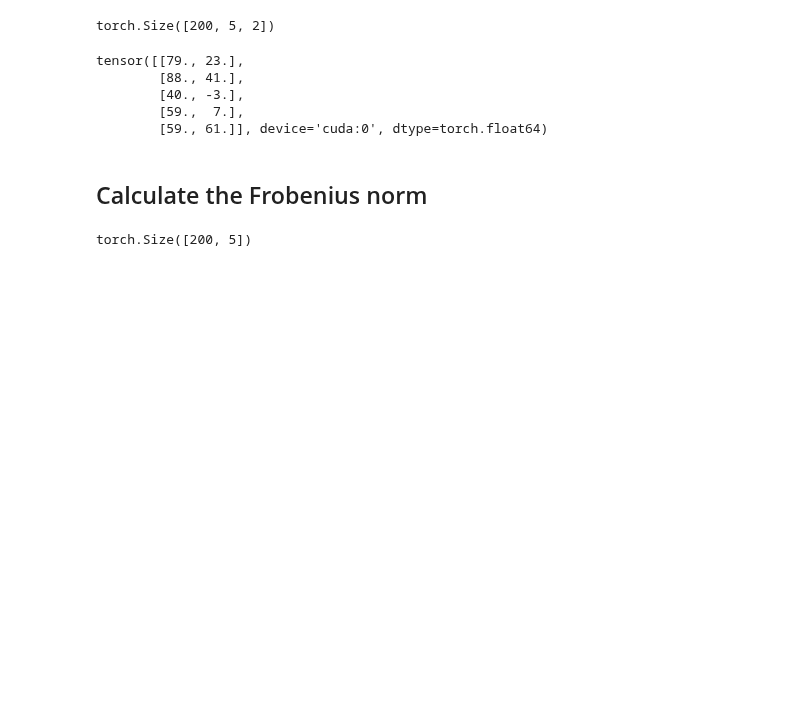
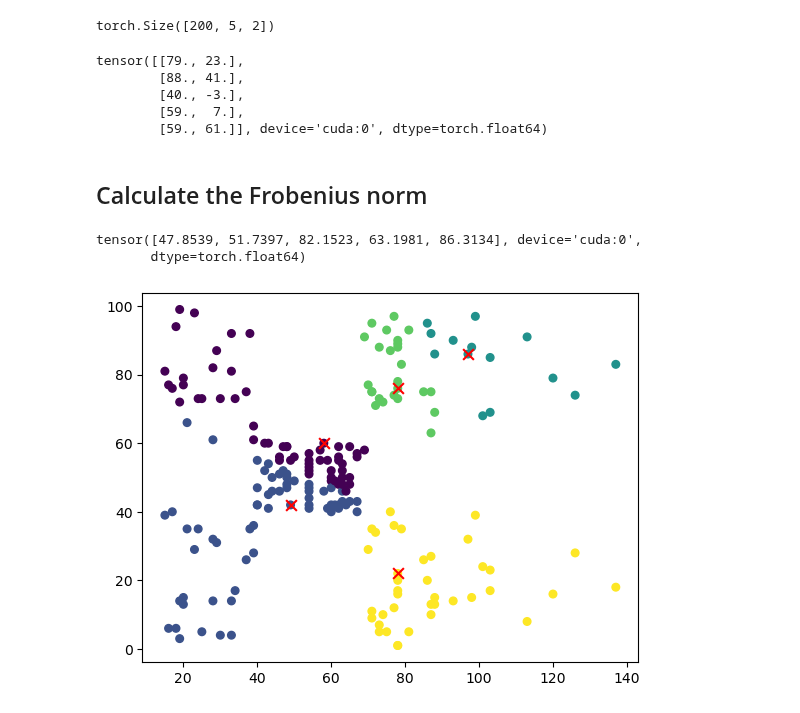
Before and after one commit to peterbull/fai-pt2-nbs, a Jupyter notebook: 02.42_k_means.ipynb, the cells around one changed output. Cells and saved outputs as stored; diff of their text form; code cells hidden in the pictures; blank space fills up the shorter version.

Commit message:
init cluster assignments

```diff
--- a/02.42_k_means.ipynb
+++ b/02.42_k_means.ipynb
@@ -97,6 +97,19 @@ def euclidean_dist(a, b):
 # %%
 distances = euclidean_dist(x_y_tens.unsqueeze(1), centroids.unsqueeze(0))
 # %%
-distances.shape
+distances[1]
 # %% [output]
-torch.Size([200, 5])
+tensor([47.8539, 51.7397, 82.1523, 63.1981, 86.3134], device='cuda:0',
+       dtype=torch.float64)
+# %%
+cluster_assignments = torch.argmin(distances, dim=1)
+# %%
+def plot_clusters(data, centroids, assignments):
+    plt.clf()
+    data, centroids, assignments = np_detach(data), np_detach(centroids), np_detach(assignments)
+    plt.scatter(data[:,0], data[:,1], c=assignments, s=30)
+    plt.scatter(centroids[:,0], centroids[:,1], marker='x', color='red', s=60)
+# %%
+plot_clusters(x_y_tens, centroids, cluster_assignments)
+# %% [output]
+[figure, added]
```
